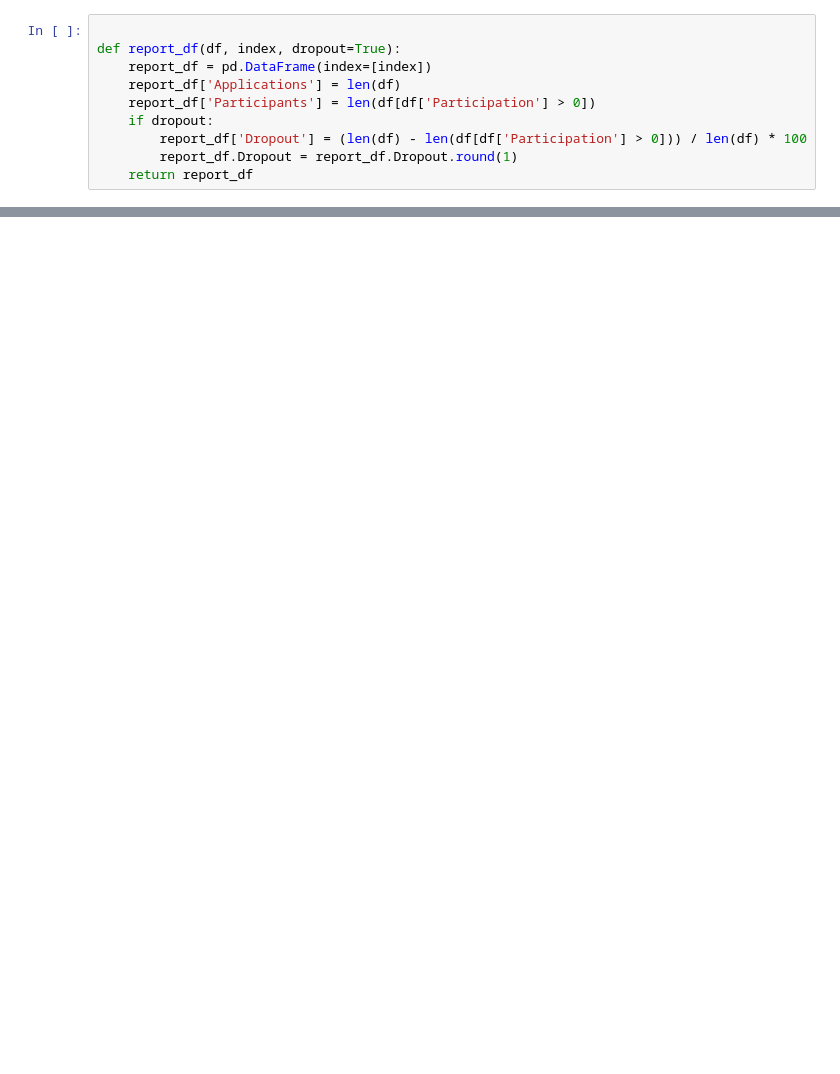
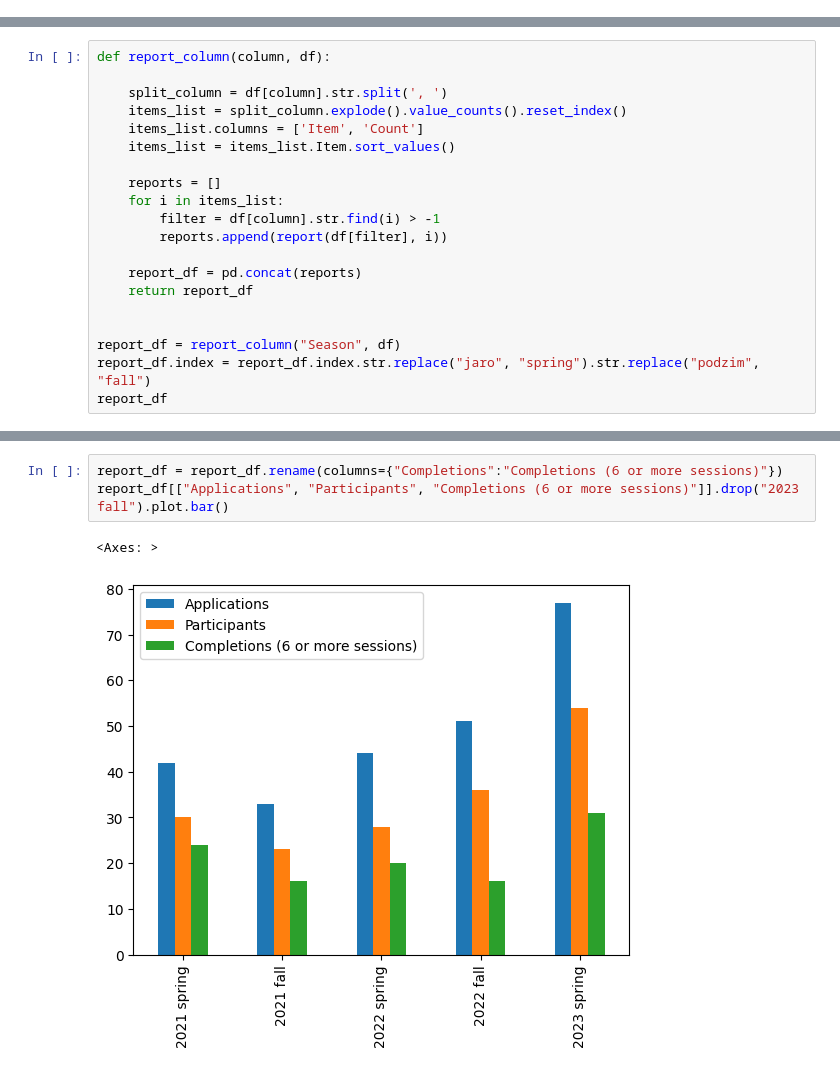
Before and after one commit to GPT-4I/evals, a Jupyter notebook: data.ipynb, the cells around one changed output, grey strips where cells are left out. Saved outputs shown, nothing was run; the diff lists cells and outputs as text; blank space fills up the shorter version.

Commit message:
Add def report_column

```diff
--- a/data.ipynb
+++ b/data.ipynb
@@ -31,10 +42,0 @@ df
-# %%
-
-def report_df(df, index, dropout=True):
-    report_df = pd.DataFrame(index=[index])
-    report_df['Applications'] = len(df)
-    report_df['Participants'] = len(df[df['Participation'] > 0])
-    if dropout:
-        report_df['Dropout'] = (len(df) - len(df[df['Participation'] > 0])) / len(df) * 100
-        report_df.Dropout = report_df.Dropout.round(1)
-    return report_df
@@ -91,0 +43,20 @@ past_runs
+# %%
+def report_column(column, df):
+
+    split_column = df[column].str.split(', ')
+    items_list = split_column.explode().value_counts().reset_index()
+    items_list.columns = ['Item', 'Count']
+    items_list = items_list.Item.sort_values()
+
+    reports = []
+    for i in items_list:
+        filter = df[column].str.find(i) > -1
+        reports.append(report(df[filter], i))
+
+    report_df = pd.concat(reports)
+    return report_df
+
+
+report_df = report_column("Season", df)
+report_df.index = report_df.index.str.replace("jaro", "spring").str.replace("podzim", "fall")
+report_df
@@ -91,0 +77,6 @@ past_runs
+# %%
+report_df = report_df.rename(columns={"Completions":"Completions (6 or more sessions)"})
+report_df[["Applications", "Participants", "Completions (6 or more sessions)"]].drop("2023 fall").plot.bar()
+# %% [output]
+<Axes: >
+[figure, added]
```
Also changed, not shown: parts of 9 cells of this notebook.
